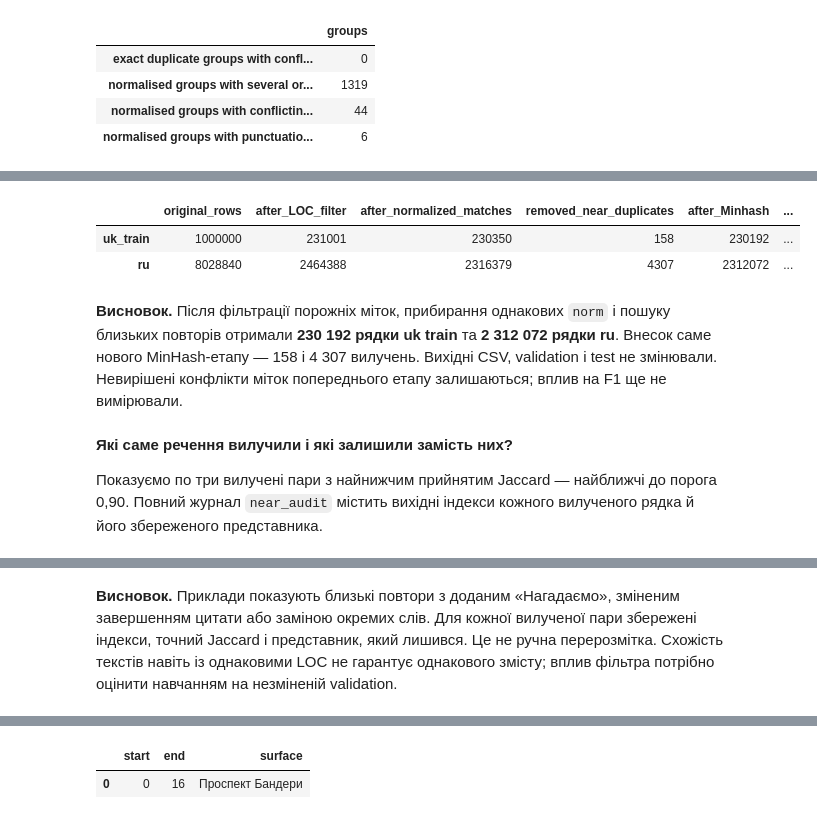
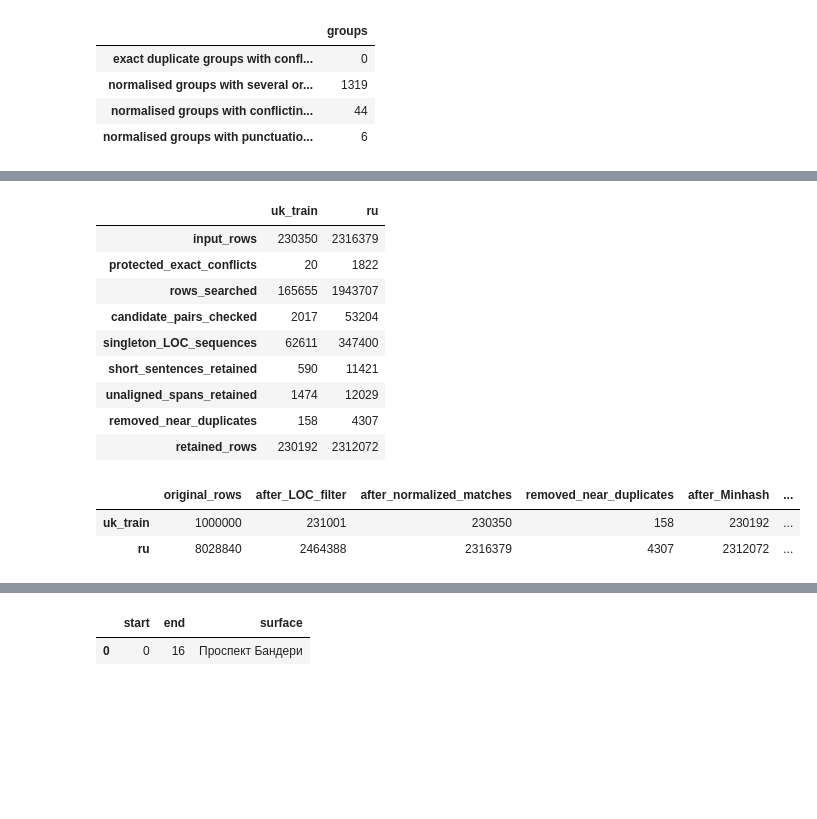
Before and after one commit to mykhailoisupov/RNN_for_NER, a Jupyter notebook: notebooks/EDA.ipynb, the cells around one changed output, grey strips where cells are left out. Drawn from its saved outputs; the diff is of its cells as text; code cells hidden in the pictures; blank space fills up the shorter version.

```diff
--- a/notebooks/EDA.ipynb
+++ b/notebooks/EDA.ipynb
@@ -507,5 +487,0 @@ display(uk_duplicate_summary)
-# %%
-display(pd.DataFrame({
-    name: uk[key].value_counts().loc[lambda s: s > 1].value_counts().sort_index()
-    for name, key in {"exact": "text", "normalised": "norm"}.items()
-}).fillna(0).astype(int).rename_axis("copies in a group"))
@@ -958,0 +658,7 @@ filter_dedup_result
+# %%
+uk_train, uk_val = uk.loc[uk.is_valid.eq(0)], uk.loc[uk.is_valid.eq(1)]
+sources = {"uk_train": uk_train, "uk_validation": uk_val, "ru": ru, "sample_reference": sample}
+comparison_sources = {name: sources[name] for name in ["uk_train", "uk_validation", "ru"]}
+test_scans = {name: scan_corpus(frame, test, name) for name, frame in comparison_sources.items()}
+exact_test_overlap = pd.concat([result["exact"] for result in test_scans.values()], ignore_index=True)
+exact_test_overlap
@@ -958,0 +829,24 @@ filter_dedup_result
+# %%
+loc_only = {name: frame.loc[frame.spans.map(bool)].copy() for name, frame in training_sources.items()}
+loc_only["ru"]["norm"] = loc_only["ru"].text.map(normalize_text)  # uk already has `norm` from 2.1
+assert all(frame.norm.ne("").all() for frame in loc_only.values())
+dedup_candidates = {
+    name: frame.drop_duplicates(subset="norm", keep="first").copy()
+    for name, frame in loc_only.items()
+}
+filter_dedup_result = pd.DataFrame({
+    name: {
+        "original_rows": len(training_sources[name]),
+        "removed_without_LOC": len(training_sources[name]) - len(loc_only[name]),
+        "after_LOC_filter": len(loc_only[name]),
+        "removed_duplicates": len(loc_only[name]) - len(frame),
+        "after_dedup": len(frame),
+        "retained_pct": round(100 * len(frame) / len(training_sources[name]), 2),
+    }
+    for name, frame in dedup_candidates.items()
+}).T
+count_columns = filter_dedup_result.columns.drop("retained_pct")
+filter_dedup_result[count_columns] = filter_dedup_result[count_columns].astype(int)
+assert all(not frame.norm.duplicated().any() for frame in dedup_candidates.values())
+assert (filter_dedup_result.original_rows - filter_dedup_result.removed_without_LOC - filter_dedup_result.removed_duplicates).equals(filter_dedup_result.after_dedup)
+filter_dedup_result
@@ -1073,27 +885,38 @@ pd.Series(near_stats["ru"]).to_frame("count")
 # %%
+near_params = {"threshold": 0.90, "shingle_size": 3, "min_tokens": 6}
+near_deduplicated, near_audit, near_stats = {}, {}, {}
+for name, frame in dedup_candidates.items():
+    near_deduplicated[name], near_audit[name], near_stats[name] = deduplicate_near(
+        frame, protected_norms=filtered_conflicts[name].index, **near_params
+    )
+display(pd.DataFrame(near_stats))
 near_summary = pd.DataFrame({
     name: {
         "original_rows": len(training_sources[name]),
         "after_LOC_filter": len(loc_only[name]),
         "after_normalized_matches": len(dedup_candidates[name]),
         "removed_near_duplicates": len(near_audit[name]),
         "after_Minhash": len(near_deduplicated[name]),
         "pending_exact_label_conflicts": len(filtered_conflicts[name]),
     }
     for name in dedup_candidates
 }).T
 assert (near_summary.after_normalized_matches - near_summary.removed_near_duplicates).equals(near_summary.after_Minhash)
 near_summary
 # %% [output]
-|  | original_rows | after_LOC_filter | after_normalized_matches | removed_near_duplicates | after_Minhash | ... |
-| uk_train | 1000000 | 231001 | 230350 | 158 | 230192 | ... |
-| ru | 8028840 | 2464388 | 2316379 | 4307 | 2312072 | ... |
+|  | uk_train | ru |
+| input_rows | 230350 | 2316379 |
+| protected_exact_conflicts | 20 | 1822 |
+| rows_searched | 165655 | 1943707 |
+| candidate_pairs_checked | 2017 | 53204 |
+| singleton_LOC_sequences | 62611 | 347400 |
+| short_sentences_retained | 590 | 11421 |
+| unaligned_spans_retained | 1474 | 12029 |
+| removed_near_duplicates | 158 | 4307 |
+| retained_rows | 230192 | 2312072 |
+|  | original_rows | after_LOC_filter | after_normalized_matches | removed_near_duplicates | after_Minhash | ... |
+| uk_train | 1000000 | 231001 | 230350 | 158 | 230192 | ... |
+| ru | 8028840 | 2464388 | 2316379 | 4307 | 2312072 | ... |
-# %% [markdown]
-**Висновок.** Після фільтрації порожніх міток, прибирання однакових `norm` і пошуку близьких повторів отримали **230 192 рядки uk train** та **2 312 072 рядки ru**. Внесок саме нового MinHash-етапу — 158 і 4 307 вилучень. Вихідні CSV, validation і test не змінювали. Невирішені конфлікти міток попереднього етапу залишаються; вплив на F1 ще не вимірювали.
-# %% [markdown]
-**Які саме речення вилучили і які залишили замість них?**
-
-Показуємо по три вилучені пари з найнижчим прийнятим Jaccard — найближчі до порога 0,90. Повний журнал `near_audit` містить вихідні індекси кожного вилученого рядка й його збереженого представника.
 # %%
 near_examples = []
 for name, audit in near_audit.items():
@@ -1117,5 +940,3 @@ with pd.option_context("display.max_colwidth", None):
 | 3 | ru | 0.9 | 7783 | 10137 | «Отношения с Турцией связаны с во... | Но отношения с Турцией связаны с ... | [Турцией, Нагорного Карабаха] | [Турцией, Нагорного Карабаха] |
 | 4 | ru | 0.9 | 11556 | 12090 | В октябре президент США Дональд Т... | В октябре президент США Дональд Т... | [США, Россией, Китаем] | [США, Россией, Китаем] |
 | 5 | ru | 0.9 | 23586 | 23743 | «Если Россия незаконно захватывае... | «Если Россия незаконно захватывае... | [Россия] | [Россия] |
-# %% [markdown]
-**Висновок.** Приклади показують близькі повтори з доданим «Нагадаємо», зміненим завершенням цитати або заміною окремих слів. Для кожної вилученої пари збережені індекси, точний Jaccard і представник, який лишився. Це не ручна перерозмітка. Схожість текстів навіть із однаковими LOC не гарантує однакового змісту; вплив фільтра потрібно оцінити навчанням на незміненій validation.
```
Also changed, not shown: parts of 435 cells of this notebook.
